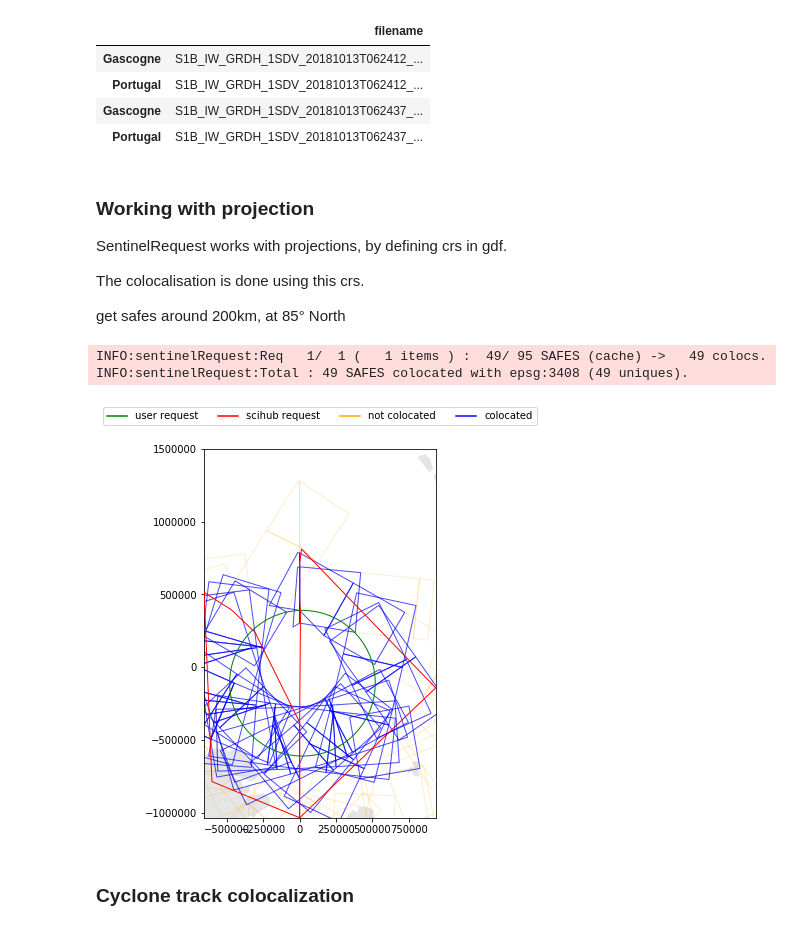
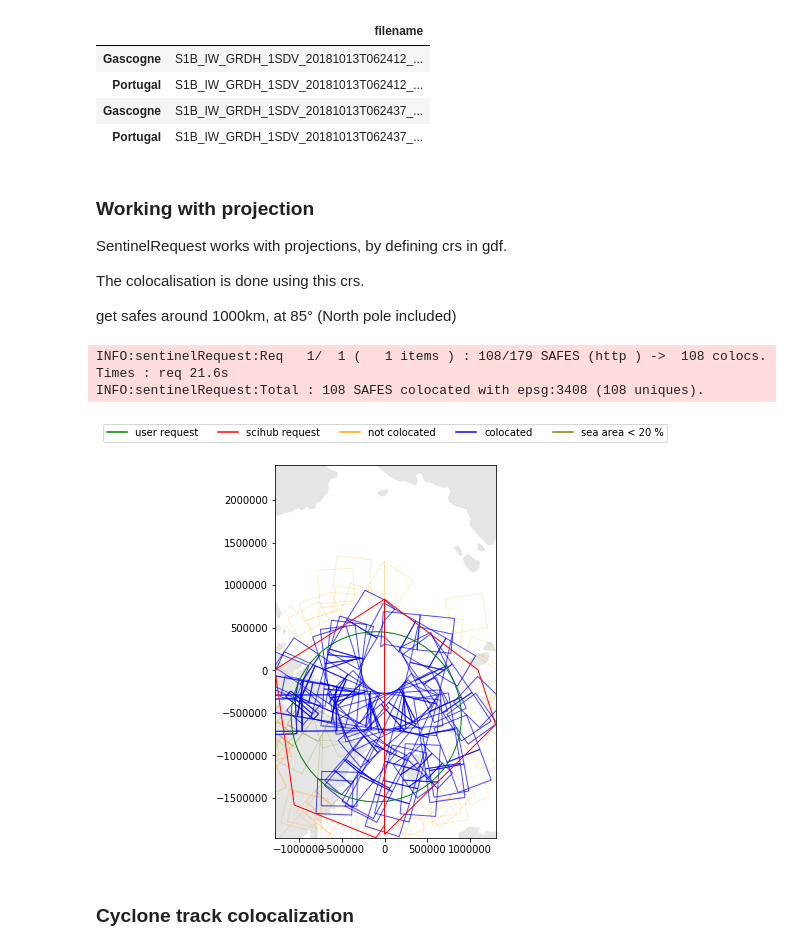
Before and after one commit to oarcher/sentinelrequest, a Jupyter notebook: README.ipynb, the cells around one changed output. Drawn from its saved outputs; the diff is of its cells as text; code cells hidden in the pictures.

```diff
--- a/README.ipynb
+++ b/README.ipynb
@@ -231,34 +231,34 @@ SentinelRequest works with projections, by defining crs in gdf.
 
 The colocalisation is done using this crs.
 
-get safes around 200km, at 85° North
+get safes around 1000km, at 85° (North pole included)
 # %%
 gdf = gpd.GeoDataFrame({
         "beginposition" : [ datetime.datetime(2018,10,2,0) ],
         "endposition"   : [ datetime.datetime(2018,10,4,0)],
-        "geometry"      : [ wkt.loads("POINT (10 89)")]
+        "geometry"      : [ wkt.loads("POINT (-10 85)")]
     },index=["Artic"], crs={'init' : 'epsg:4326'})
 
 
 # to polar projection (units in meters)
 gdf.to_crs({'init': 'epsg:3408'}, inplace=True)
-gdf.loc["Artic","geometry"]=gdf.loc["Artic"].geometry.buffer(500 * 1000)
+gdf.loc["Artic","geometry"]=gdf.loc["Artic"].geometry.buffer(1000 * 1000)
 
 
 
 fig = plt.figure(figsize=(10,7))
 safes = scihubQuery(
         gdf=gdf,
         min_sea_percent=20,
         user=user,
         password=password,
         filename='S1?_?W_GRD*.SAFE',
         cachedir='/home1/scratch/oarcher/scihub_cache',
         fig=fig)
 # %% [output]
-INFO:sentinelRequest:Req   1/  1 (   1 items ) :  49/ 95 SAFES (cache) ->   49 colocs.
-INFO:sentinelRequest:Total : 49 SAFES colocated with epsg:3408 (49 uniques).
+INFO:sentinelRequest:Req   1/  1 (   1 items ) : 108/179 SAFES (http ) ->  108 colocs.  Times : req 21.6s
+INFO:sentinelRequest:Total : 108 SAFES colocated with epsg:3408 (108 uniques).
-[figure, old version]
+[figure, new version]
 # %% [markdown]
 ### Cyclone track colocalization
 # %%
```
Also changed, not shown: parts of 2 cells of this notebook, 1 other file.
